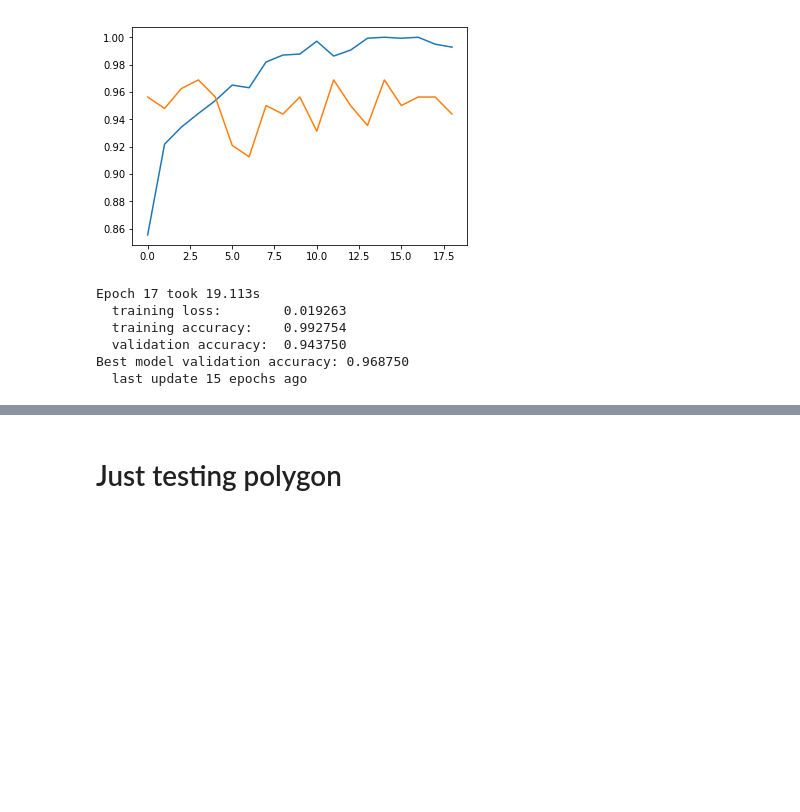
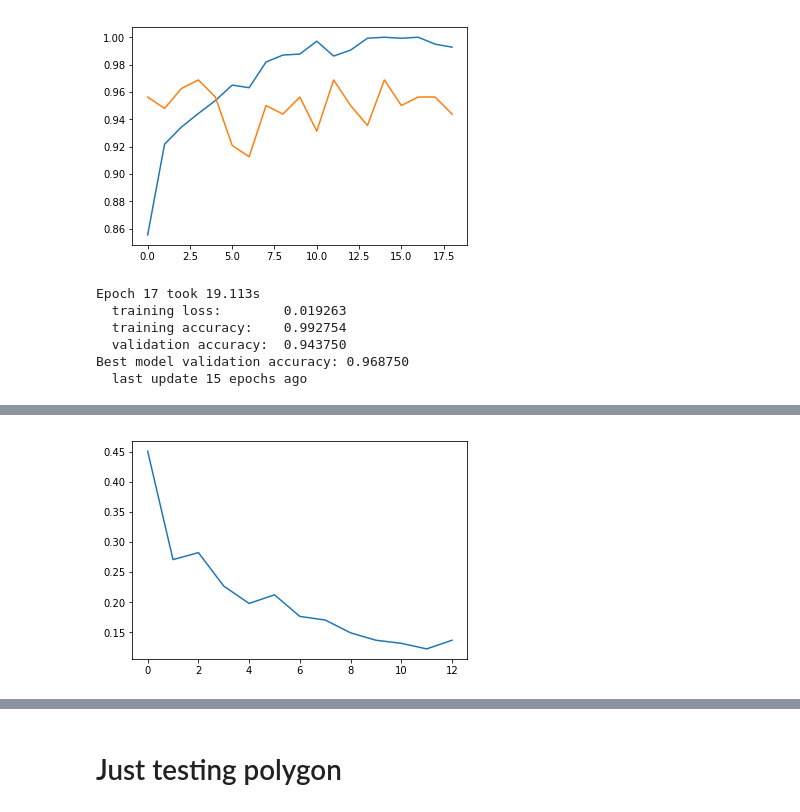
Before and after one commit to abrikos110/school-bla, a Jupyter notebook: srec_conv_nn.ipynb, the cells around one changed output, grey strips where cells are left out. Saved outputs shown, nothing was run; the diff lists cells and outputs as text; code cells hidden in the pictures; blank space fills up the shorter version.

```diff
--- a/srec_conv_nn.ipynb
+++ b/srec_conv_nn.ipynb
@@ -295,0 +526,86 @@ Best model validation accuracy: 0.968750
+# %%
+batch_size = 10
+# %%
+opt = torch.optim.Adam(model.parameters())
+# %%
+train_loss = []
+train_loss_avg = []
+
+val_accuracy = []
+val_accuracy_avg = []
+
+train_accuracy = []
+train_accuracy_avg = []
+# %%
+the_best_model = (None, -1e+1000)
+last_update = 0
+max_wait_num_epochs = 15
+# %%
+stop_after_epoch = 0
+
+epoch = -1
+while epoch - last_update <= max_wait_num_epochs:
+    if stop_after_epoch:
+        break
+    start_time = time.time()
+
+    model.train(True)
+    for x_batch, y_batch in tqdm_nb(iterate_minibatches(X_tr, Y_tr, batch_size),
+                                    total = -(-len(X_tr) // batch_size)):
+        try:
+            loss, logits = compute_loss_predict(x_batch, y_batch)
+            loss.backward()
+            opt.step()
+            opt.zero_grad()
+
+            train_loss.append(loss.data.numpy())
+            train_accuracy.append(np.mean(logits.max(1)[1].data.numpy() == y_batch))
+        except KeyboardInterrupt as err:
+            if stop_after_epoch:
+                print('Stop now')
+                raise err
+            print('Stop after this epoch')
+            stop_after_epoch += 1
+
+    model.train(False)
+    for x_batch, y_batch in tqdm_nb(iterate_minibatches(X_val, Y_val, batch_size),
+                                    total = -(-len(X_val) // batch_size)):
+        try:
+            logits = model(ag.Variable(torch.FloatTensor(x_batch)))
+            val_accuracy.append(np.mean(logits.max(1)[1].data.numpy() == y_batch))
+        except KeyboardInterrupt as err:
+            if stop_after_epoch:
+                print('Stop now')
+                raise err
+            print('Stop after this epoch')
+            stop_after_epoch += 1
+
+    clear_output(True)
+
+    train_loss_avg.append(np.mean(train_loss[-len(X_tr) // batch_size :]))
+    val_accuracy_avg.append(np.mean(val_accuracy[-len(X_val) // batch_size :]))
+    train_accuracy_avg.append(np.mean(train_accuracy[-len(X_tr) // batch_size :]))
+
+    if val_accuracy_avg[-1] > the_best_model[1]:
+        the_best_model = (model.state_dict(), val_accuracy_avg[-1])
+        last_update = epoch
+
+    print('Train loss plot:')
+    plt.plot(train_loss_avg)
+    plt.show()
+    print('Train (blue) & validation (orange) accuracy plot:')
+    plt.plot(train_accuracy_avg)
+    plt.plot(val_accuracy_avg)
+    plt.show()
+
+    print('Epoch {} took {:.3f}s'.format(
+        epoch, time.time() - start_time))
+    print('  training loss:\t{:.6f}'.format(train_loss_avg[-1]))
+    print('  training accuracy:\t{:.6f}'.format(train_accuracy_avg[-1]))
+    print('  validation accuracy:\t{:.6f}'.format(val_accuracy_avg[-1]))
+
+    print('Best model validation accuracy:\t{:.6f}'.format(the_best_model[1]))
+    print('  last update {} epochs ago'.format(epoch - last_update))
+
+    epoch += 1
+# %% [output]
@@ -295,0 +613 @@ Best model validation accuracy: 0.968750
+[figure, added]
```
Also changed, not shown: parts of 26 cells of this notebook, 26 other files.
